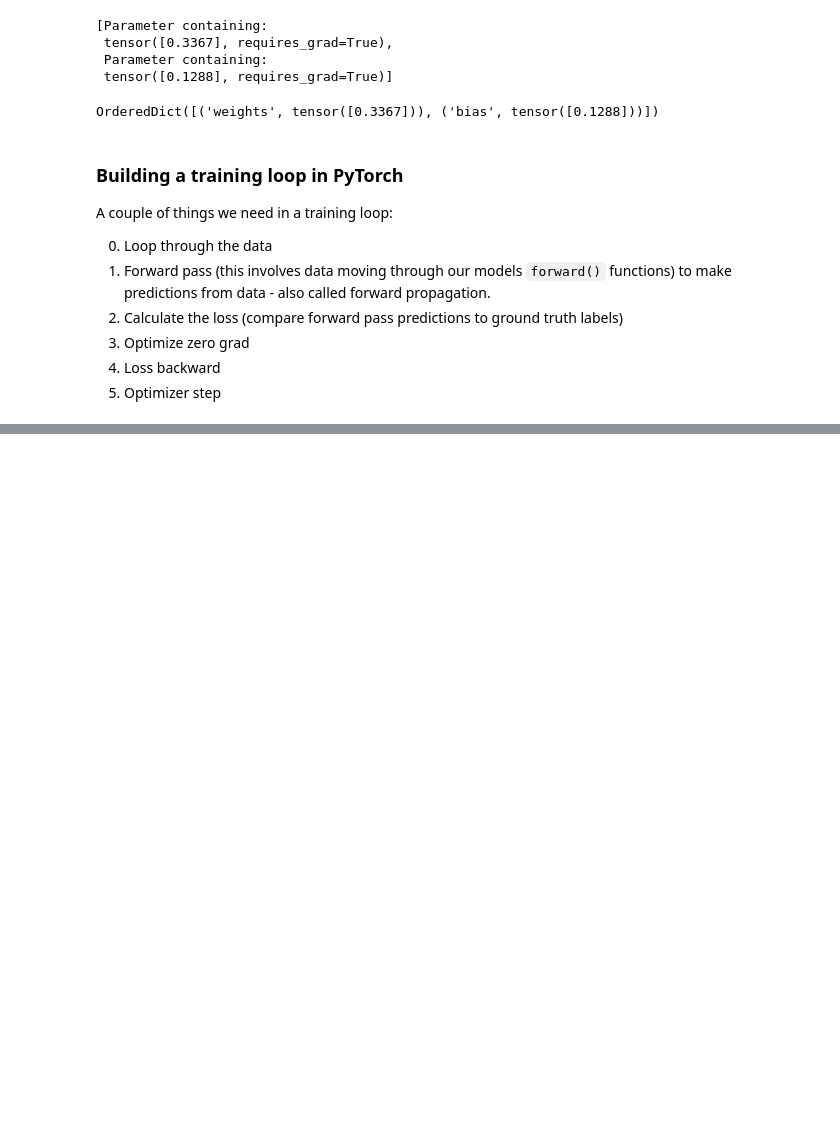
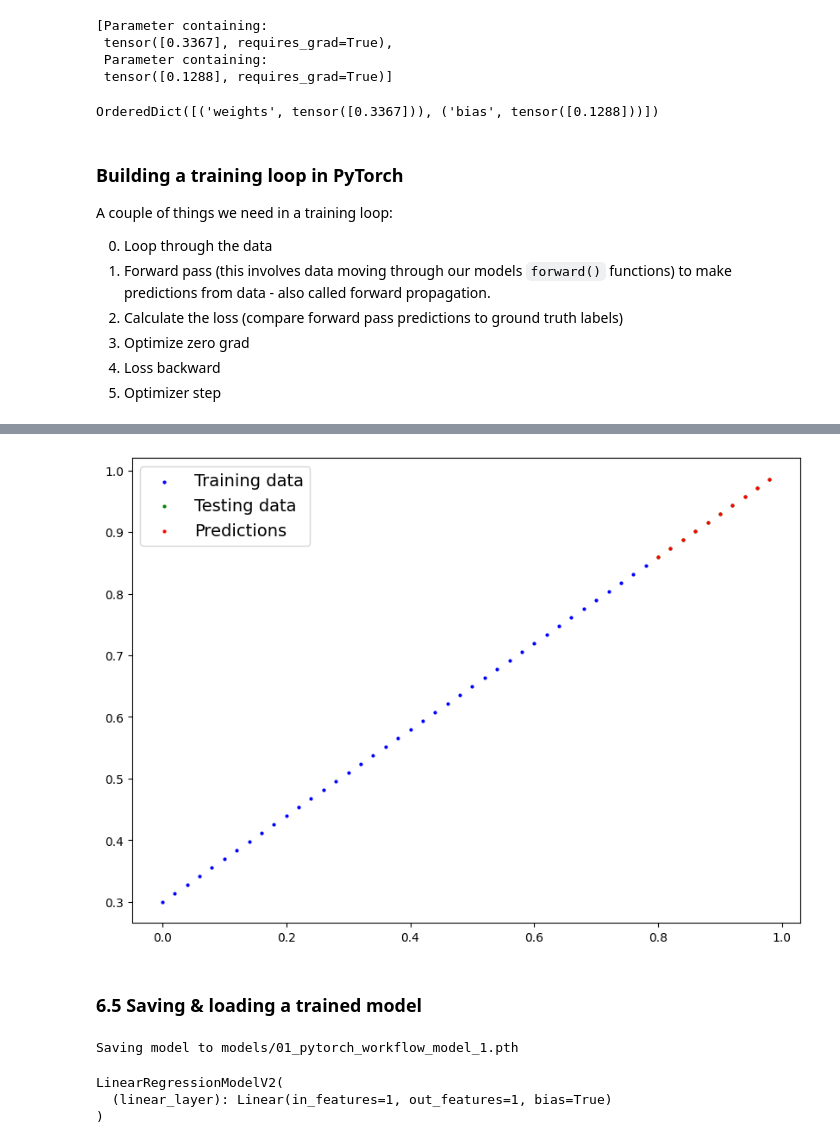
Before and after one commit to Imaspson/PyTorchLearning, a Jupyter notebook: 01_PyTorch_Workflow.ipynb, the cells around one changed output, grey strips where cells are left out. Drawn from its saved outputs; the diff is of its cells as text; code cells hidden in the pictures; blank space fills up the shorter version.

```diff
--- a/01_PyTorch_Workflow.ipynb
+++ b/01_PyTorch_Workflow.ipynb
@@ -346,0 +561,5 @@ for epoch in range(epochs):
+# %%
+# Setup device agnostic code
+
+device = "cuda" if torch.cuda.is_available() else "cpu"
+device
@@ -346,0 +629,7 @@ for epoch in range(epochs):
+# %%
+# Split the data
+
+train_split = int(0.8 * len(X))
+X_train, y_train = X[:train_split], y[:train_split]
+X_test, y_test = X[train_split:], y[train_split:]
+len(X_train), len(y_train), len(X_test), len(y_test)
@@ -346,0 +646,16 @@ for epoch in range(epochs):
+# %%
+# Create a linear model by subclassing nn.Module
+class LinearRegressionModelV2(nn.Module):
+  def __init__(self):
+    super().__init__()
+    # Use nn.Linear() for creating the model parameters / also called linear transform, probing layer
+    self.linear_layer = nn.Linear(in_features=1,
+                                  out_features=1)
+
+  def forward(self, x: torch.Tensor) -> torch.Tensor:
+    return self.linear_layer(x)
+
+# Set the manual seed
+torch.manual_seed(42)
+model_1 = LinearRegressionModelV2()
+model_1, model_1.state_dict()
@@ -346,0 +782,8 @@ for epoch in range(epochs):
+# %%
+# Turn the model into evaluation mode
+model_1.eval()
+
+# Make predictions on the test data
+with torch.inference_mode():
+  y_preds = model_1(X_test)
+y_preds
@@ -346,0 +801,41 @@ for epoch in range(epochs):
+# %%
+# Check out our model predictions visually
+plot_predictions(predictions=y_preds.cpu())
+# %% [output]
+[figure, added]
+# %% [markdown]
+### 6.5 Saving & loading a trained model
+# %%
+from pathlib import Path
+
+# 1. Create models directory
+
+# 2. Create model save path
+
+MODEL_NAME = "01_pytorch_workflow_model_1.pth"
+MODEL_SAVE_PATH = MODEL_PATH / MODEL_NAME
+
+MODEL_SAVE_PATH
+
+# 3. Save the model state dict
+print(f"Saving model to {MODEL_SAVE_PATH}")
+torch.save(obj=model_1.state_dict(),
+           f=MODEL_SAVE_PATH)
+# %% [output]
+Saving model to models/01_pytorch_workflow_model_1.pth
+# %%
+# Load a PyTorch model
+
+loaded_model_1 = LinearRegressionModelV2()
+
+# Load the model state dict
+
+loaded_model_1.load_state_dict(torch.load(MODEL_SAVE_PATH))
+
+# Put the target model to device
+
+loaded_model_1.to(device)
+# %% [output]
+LinearRegressionModelV2(
+  (linear_layer): Linear(in_features=1, out_features=1, bias=True)
+)
```
Also changed, not shown: parts of 39 cells of this notebook.
